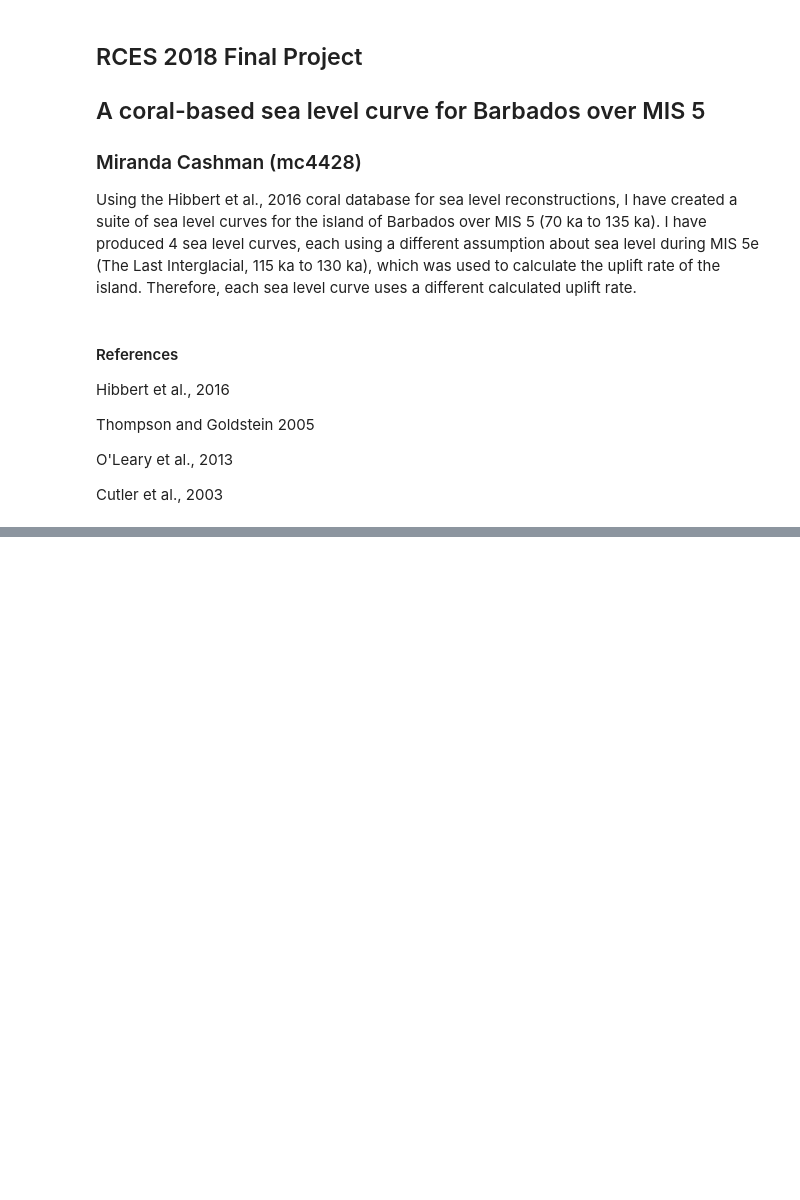
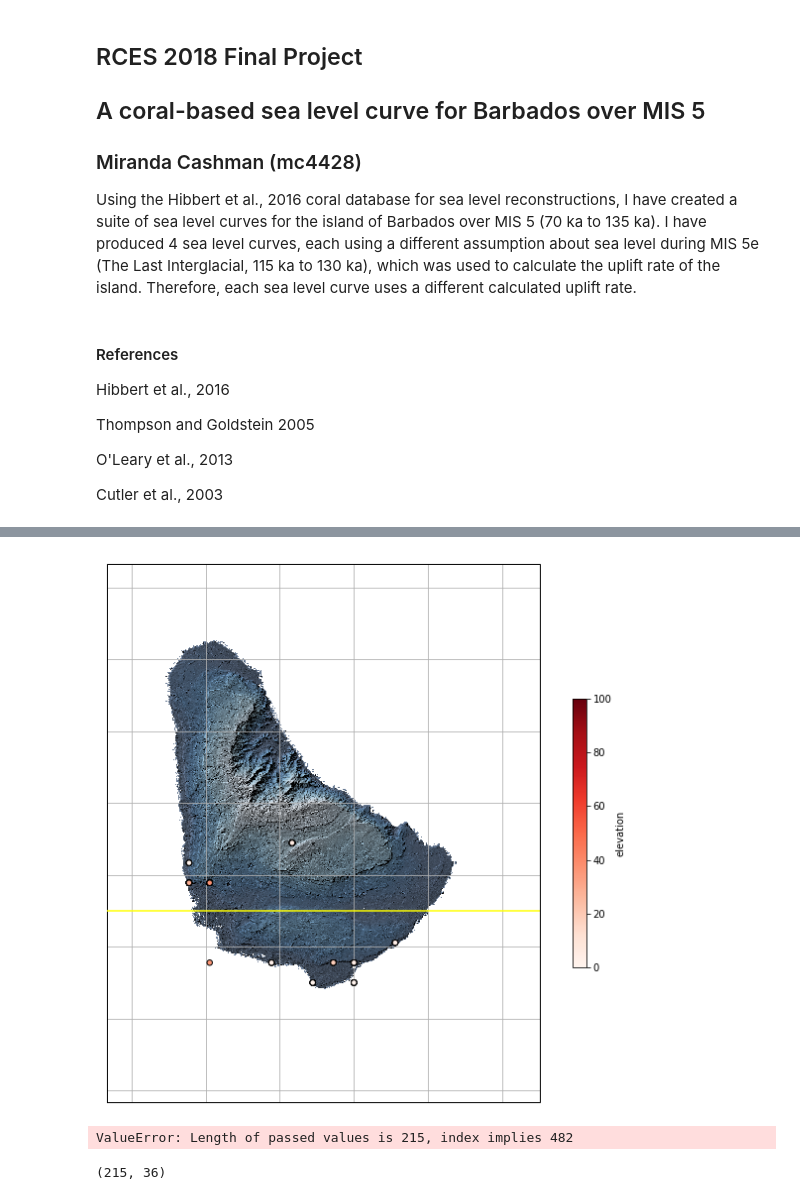
Before and after one commit to mcashman/RCES_FinalProject, a Jupyter notebook: RCES-Final_Project_SLCurve.ipynb, the cells around one changed output, grey strips where cells are left out. Saved outputs shown, nothing was run; the diff lists cells and outputs as text; code cells hidden in the pictures; blank space fills up the shorter version.

```diff
--- a/RCES-Final_Project_SLCurve.ipynb
+++ b/RCES-Final_Project_SLCurve.ipynb
@@ -329,0 +258,44 @@ barbados_mis5.join(SL)
+# %%
+#Plot Barbados
+plt.figure(figsize=(12,10))
+ax = plt.subplot(projection=ccrs.LambertCylindrical())
+ax.set_extent([-59.35, -59.7, 12.95, 13.4], ccrs.PlateCarree())
+
+#Add Barbados DEM
+fname = 'barbados.tiff'
+img_extent = [-59.8840, -59.1133,  13.371195, 12.95325]
+img = plt.imread(fname)
+ax.imshow(img, extent=img_extent, transform=ccrs.PlateCarree(), zorder=1)
+
+#Add map features
+ax.gridlines(zorder=2)
+ax.plot([-59.35, -59.7], [13.11, 13.11], transform=ccrs.PlateCarree(), zorder=10, color='yellow')
+
+#Add sample locations
+im = ax.scatter(x=barbados_mis5['dec_lon'], y=barbados_mis5['dec_lat'], c=barbados_mis5['elevation'], transform=ccrs.Geodetic(),
+                cmap='Reds', edgecolor='k', s=30, zorder=3, vmin=0, vmax=100)
+cbar = plt.colorbar(im, shrink=0.5)
+cbar.set_label('elevation', rotation=90)
+# %% [output]
+[figure, added]
+# %%
+#West and south coast characterization
+coast = []
+for index, row in barbados_mis5.iterrows():
+    if row['dec_lat'] >= 13.1100:
+        coast.append('W')
+    elif row['dec_lat'] < 13.1100:
+        coast.append('S')
+
+bindex_mis5 = barbados.index.tolist()
+barbados_mis5['Coast'] = pd.Series(coast, index=bindex_mis5)
+
+#Create new dataframes for the south and west coasts
+Sbarbados_mis5 = barbados_mis5[barbados_mis5.Coast == 'S']
+Wbarbados_mis5 = barbados_mis5[barbados_mis5.Coast == 'W']
+# %% [output]
+ValueError: Length of passed values is 215, index implies 482
+# %%
+barbados_mis5.shape
+# %% [output]
+(215, 36)
```
Also changed, not shown: parts of 46 cells of this notebook.
